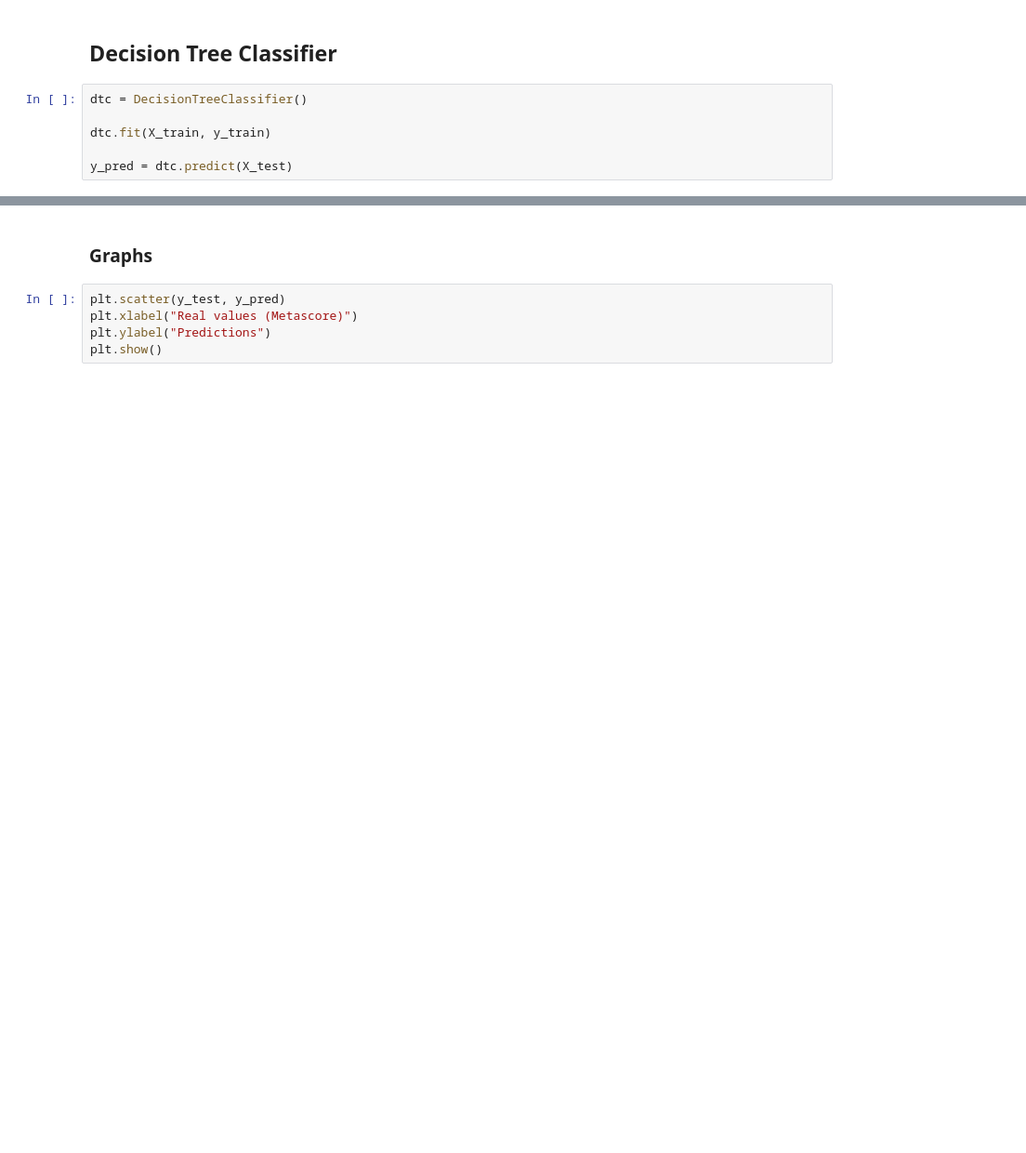
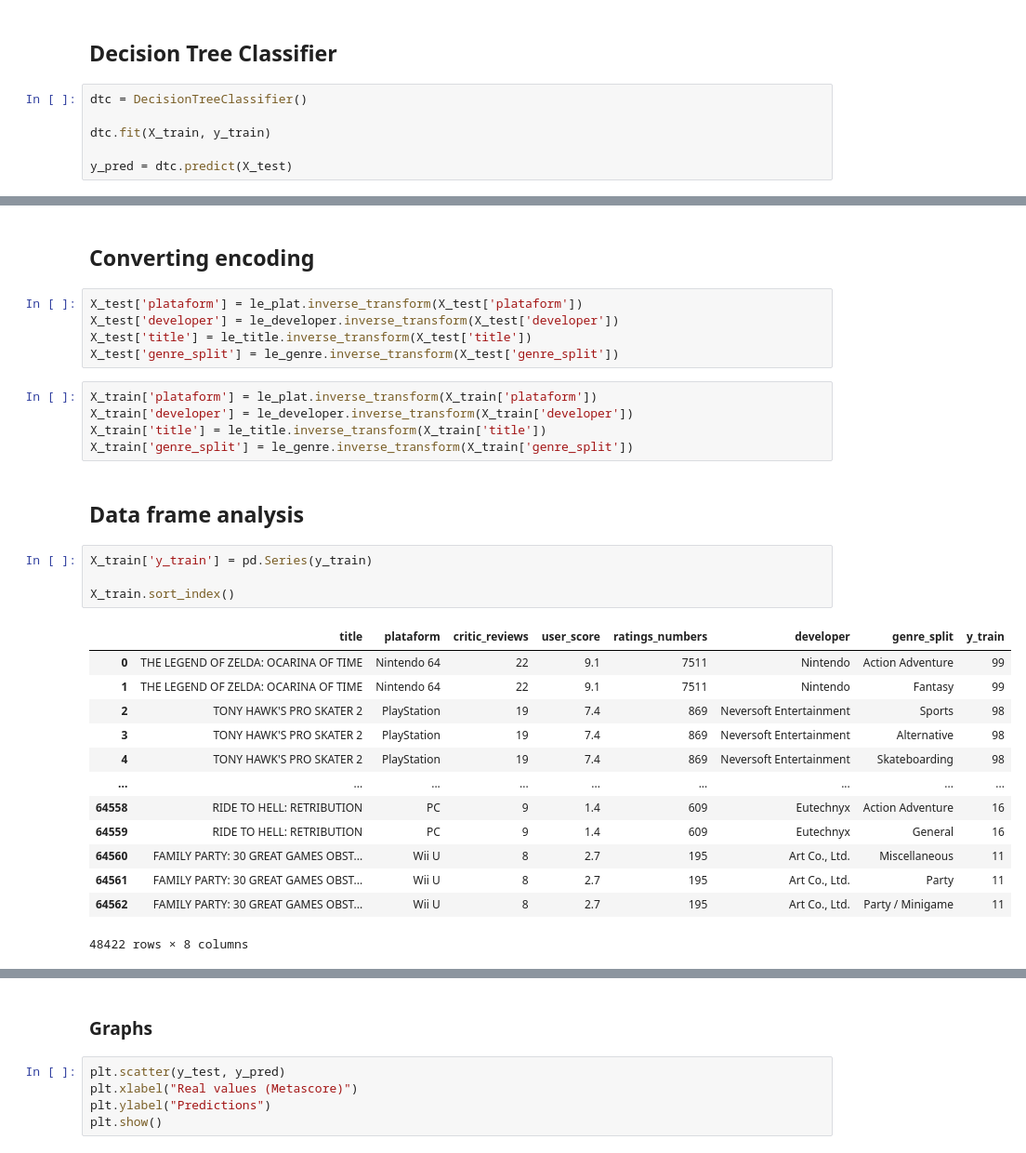
Before and after one commit to joaomoura05/Games-Classification, a Jupyter notebook: GamesClassificationModel.ipynb, the cells around one changed output, grey strips where cells are left out. Shown: that part at 93% size. Saved outputs shown, nothing was run; the diff lists cells and outputs as text; blank space fills up the shorter version.

```diff
--- a/GamesClassificationModel.ipynb
+++ b/GamesClassificationModel.ipynb
@@ -326,0 +281,32 @@ Precision: 0.9220
+# %% [markdown]
+## Converting encoding
+# %%
+X_test['plataform'] = le_plat.inverse_transform(X_test['plataform'])
+X_test['developer'] = le_developer.inverse_transform(X_test['developer'])
+X_test['title'] = le_title.inverse_transform(X_test['title'])
+X_test['genre_split'] = le_genre.inverse_transform(X_test['genre_split'])
+# %%
+X_train['plataform'] = le_plat.inverse_transform(X_train['plataform'])
+X_train['developer'] = le_developer.inverse_transform(X_train['developer'])
+X_train['title'] = le_title.inverse_transform(X_train['title'])
+X_train['genre_split'] = le_genre.inverse_transform(X_train['genre_split'])
+# %% [markdown]
+## Data frame analysis
+# %%
+X_train['y_train'] = pd.Series(y_train)
+
+X_train.sort_index()
+# %% [output]
+|  | title | plataform | critic_reviews | user_score | ratings_numbers | developer | genre_split | y_train |
+| 0 | THE LEGEND OF ZELDA: OCARINA OF TIME | Nintendo 64 | 22 | 9.1 | 7511 | Nintendo | Action Adventure | 99 |
+| 1 | THE LEGEND OF ZELDA: OCARINA OF TIME | Nintendo 64 | 22 | 9.1 | 7511 | Nintendo | Fantasy | 99 |
+| 2 | TONY HAWK'S PRO SKATER 2 | PlayStation | 19 | 7.4 | 869 | Neversoft Entertainment | Sports | 98 |
+| 3 | TONY HAWK'S PRO SKATER 2 | PlayStation | 19 | 7.4 | 869 | Neversoft Entertainment | Alternative | 98 |
+| 4 | TONY HAWK'S PRO SKATER 2 | PlayStation | 19 | 7.4 | 869 | Neversoft Entertainment | Skateboarding | 98 |
+| ... | ... | ... | ... | ... | ... | ... | ... | ... |
+| 64558 | RIDE TO HELL: RETRIBUTION | PC | 9 | 1.4 | 609 | Eutechnyx | Action Adventure | 16 |
+| 64559 | RIDE TO HELL: RETRIBUTION | PC | 9 | 1.4 | 609 | Eutechnyx | General | 16 |
+| 64560 | FAMILY PARTY: 30 GREAT GAMES OBST... | Wii U | 8 | 2.7 | 195 | Art Co., Ltd. | Miscellaneous | 11 |
+| 64561 | FAMILY PARTY: 30 GREAT GAMES OBST... | Wii U | 8 | 2.7 | 195 | Art Co., Ltd. | Party | 11 |
+| 64562 | FAMILY PARTY: 30 GREAT GAMES OBST... | Wii U | 8 | 2.7 | 195 | Art Co., Ltd. | Party / Minigame | 11 |
+48422 rows × 8 columns
```
Also changed, not shown: parts of 24 cells of this notebook.
